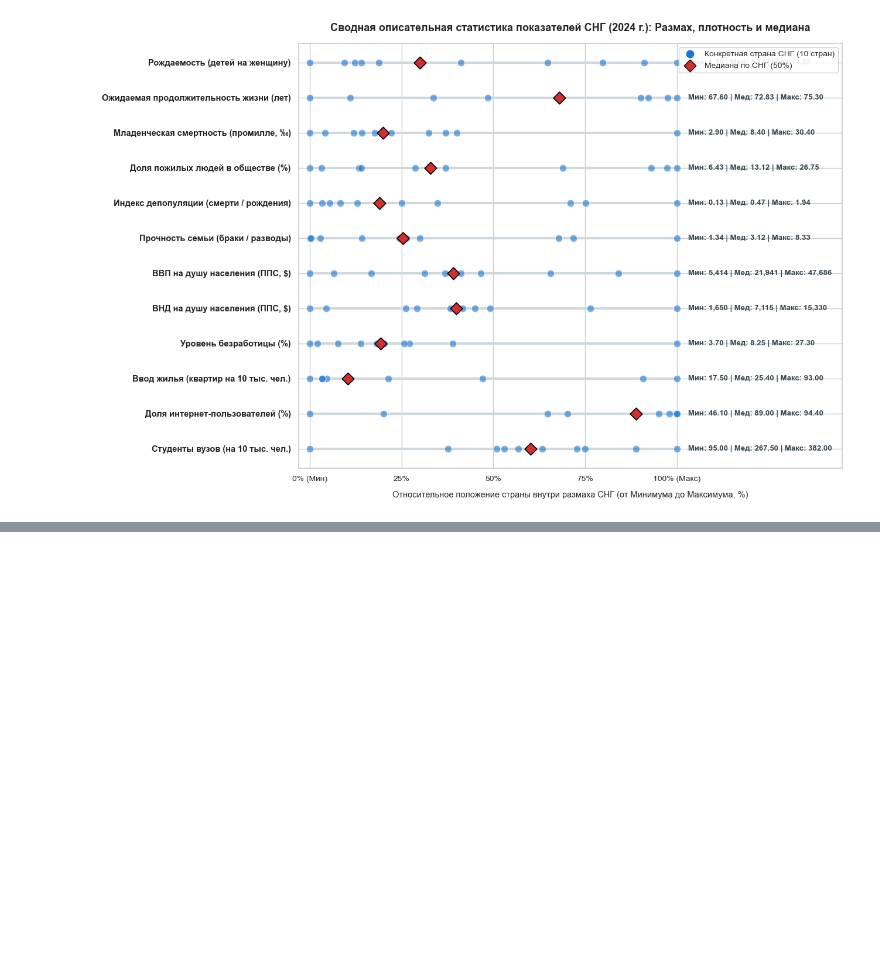
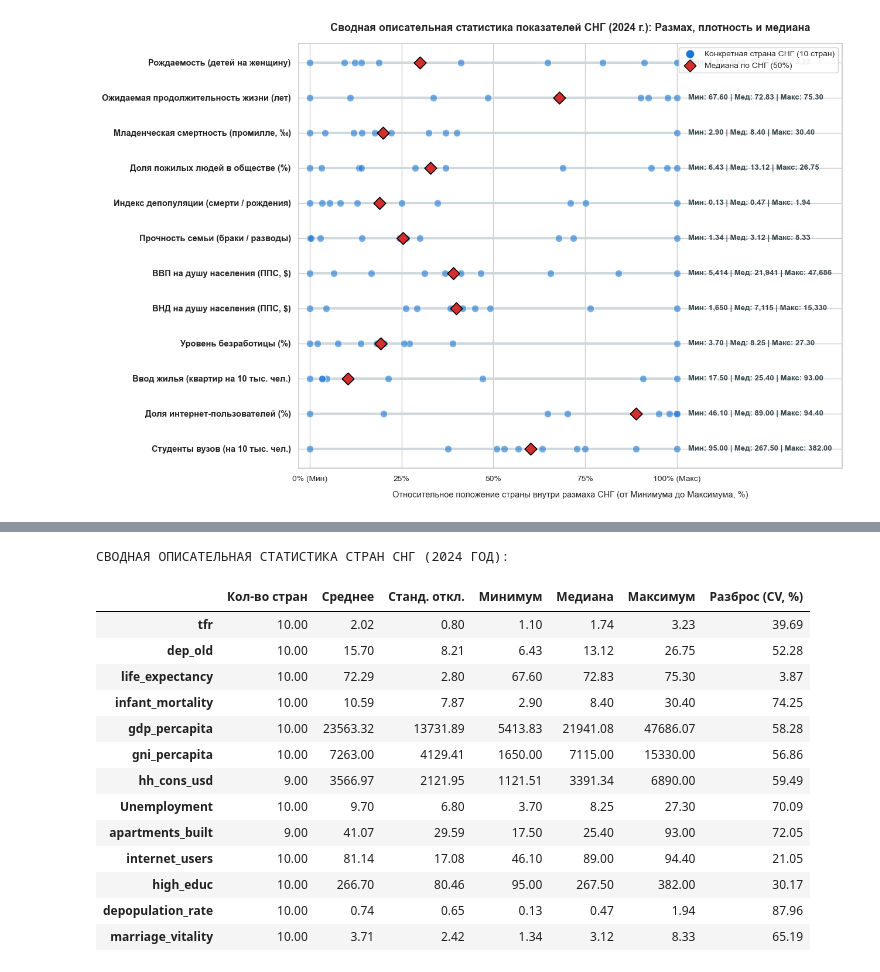
Before and after one commit to arinagribailo/stat-datathon-2026, a Jupyter notebook: descriptive_analysis.ipynb, the cells around one changed output, grey strips where cells are left out. Saved outputs shown, nothing was run; the diff lists cells and outputs as text; code cells hidden in the pictures; blank space fills up the shorter version.

Commit message:
Add descriptive analysis

```diff
--- a/descriptive_analysis.ipynb
+++ b/descriptive_analysis.ipynb
@@ -757,0 +791,37 @@ plt.show()
+# %%
+features = [col for col in df_descr.columns if col not in ["country", "year"]]
+
+pd.set_option("display.float_format", "{:.2f}".format)
+
+desc = df_descr[features].describe().T[["count", "mean", "std", "min", "50%", "max"]]
+
+desc["Коэф_вариации_%"] = (desc["std"] / desc["mean"]) * 100
+
+desc.columns = [
+    "Кол-во стран",
+    "Среднее",
+    "Станд. откл.",
+    "Минимум",
+    "Медиана",
+    "Максимум",
+    "Разброс (CV, %)",
+]
+
+print("СВОДНАЯ ОПИСАТЕЛЬНАЯ СТАТИСТИКА СТРАН СНГ (2024 ГОД):")
+display(desc)
+# %% [output]
+СВОДНАЯ ОПИСАТЕЛЬНАЯ СТАТИСТИКА СТРАН СНГ (2024 ГОД):
+|  | Кол-во стран | Среднее | Станд. откл. | Минимум | Медиана | Максимум | Разброс (CV, %) |
+| tfr | 10.00 | 2.02 | 0.80 | 1.10 | 1.74 | 3.23 | 39.69 |
+| dep_old | 10.00 | 15.70 | 8.21 | 6.43 | 13.12 | 26.75 | 52.28 |
+| life_expectancy | 10.00 | 72.29 | 2.80 | 67.60 | 72.83 | 75.30 | 3.87 |
+| infant_mortality | 10.00 | 10.59 | 7.87 | 2.90 | 8.40 | 30.40 | 74.25 |
+| gdp_percapita | 10.00 | 23563.32 | 13731.89 | 5413.83 | 21941.08 | 47686.07 | 58.28 |
+| gni_percapita | 10.00 | 7263.00 | 4129.41 | 1650.00 | 7115.00 | 15330.00 | 56.86 |
+| hh_cons_usd | 9.00 | 3566.97 | 2121.95 | 1121.51 | 3391.34 | 6890.00 | 59.49 |
+| Unemployment | 10.00 | 9.70 | 6.80 | 3.70 | 8.25 | 27.30 | 70.09 |
+| apartments_built | 9.00 | 41.07 | 29.59 | 17.50 | 25.40 | 93.00 | 72.05 |
+| internet_users | 10.00 | 81.14 | 17.08 | 46.10 | 89.00 | 94.40 | 21.05 |
+| high_educ | 10.00 | 266.70 | 80.46 | 95.00 | 267.50 | 382.00 | 30.17 |
+| depopulation_rate | 10.00 | 0.74 | 0.65 | 0.13 | 0.47 | 1.94 | 87.96 |
+| marriage_vitality | 10.00 | 3.71 | 2.42 | 1.34 | 3.12 | 8.33 | 65.19 |
```
Also changed, not shown: parts of 2 cells of this notebook.
